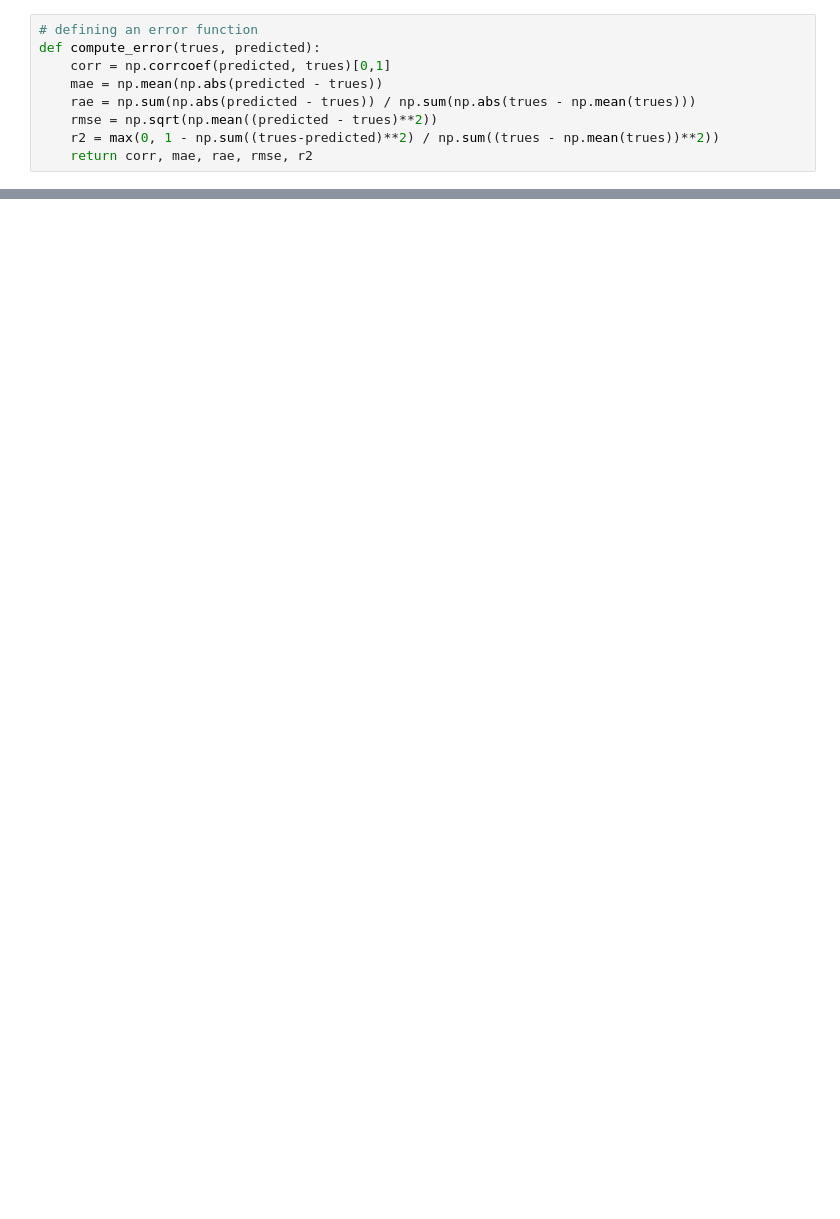
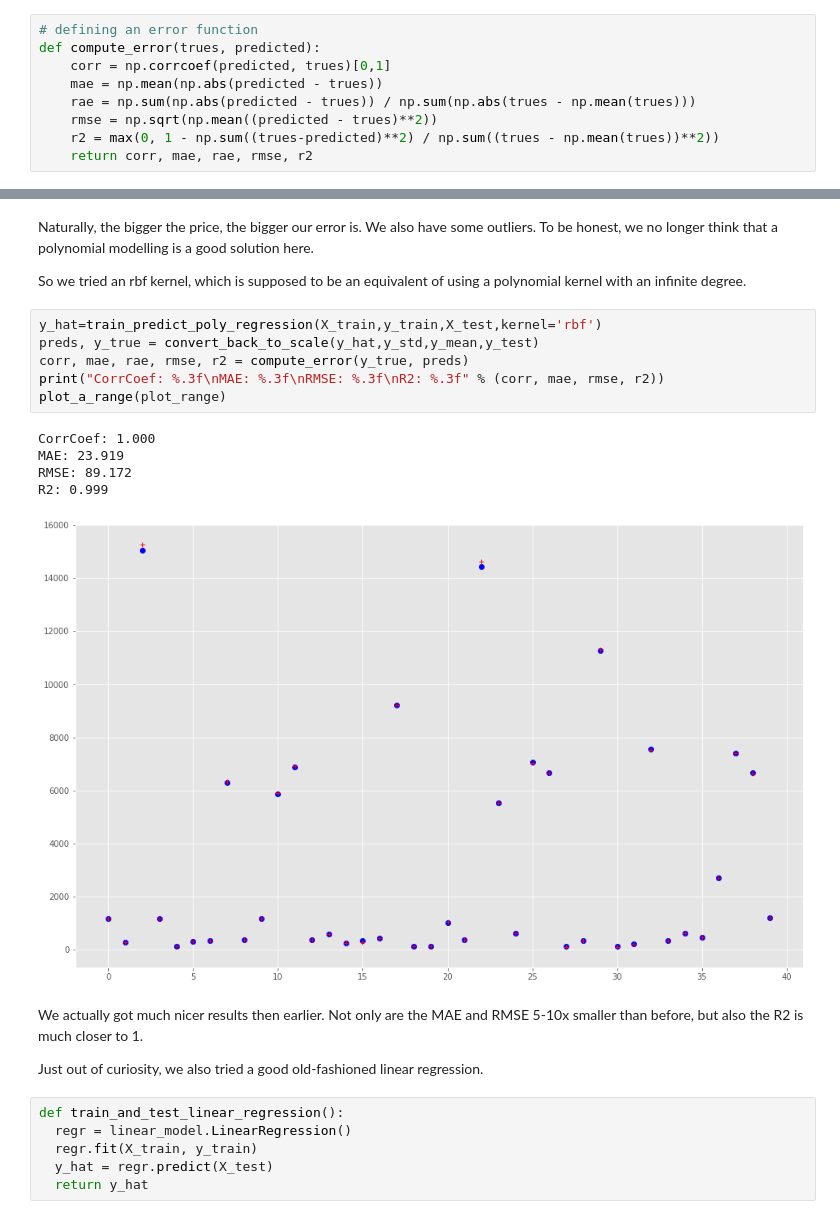
Before and after one commit to mateuszw314/MakeUsRichProject, a Jupyter notebook: notebooks/Bitcoin_regression.ipynb, the cells around one changed output, grey strips where cells are left out. Cells and saved outputs as stored; diff of their text form; blank space fills up the shorter version.

Commit message:
added bitcoin regression basic notebook

```diff
--- a/notebooks/Bitcoin_regression.ipynb
+++ b/notebooks/Bitcoin_regression.ipynb
@@ -233,0 +158,26 @@ print(y_true[:range])
+# %% [markdown]
+Naturally, the bigger the price, the bigger our error is. We also have some outliers. To be honest, we no longer think that a polynomial modelling is a good solution here.
+
+So we tried an rbf kernel, which is supposed to be an equivalent of using a polynomial kernel with an infinite degree.
+# %%
+y_hat=train_predict_poly_regression(X_train,y_train,X_test,kernel='rbf')
+preds, y_true = convert_back_to_scale(y_hat,y_std,y_mean,y_test)
+corr, mae, rae, rmse, r2 = compute_error(y_true, preds)
+print("CorrCoef: %.3f\nMAE: %.3f\nRMSE: %.3f\nR2: %.3f" % (corr, mae, rmse, r2))
+plot_a_range(plot_range)
+# %% [output]
+CorrCoef: 1.000
+MAE: 23.919
+RMSE: 89.172
+R2: 0.999
+[figure, added]
+# %% [markdown]
+We actually got much nicer results then earlier. Not only are the MAE and RMSE 5-10x smaller than before, but also the R2 is much closer to 1.
+
+Just out of curiosity, we also tried a good old-fashioned linear regression.
+# %%
+def train_and_test_linear_regression():
+  regr = linear_model.LinearRegression()
+  regr.fit(X_train, y_train)
+  y_hat = regr.predict(X_test)
+  return y_hat
```
Also changed, not shown: parts of 30 cells of this notebook.
